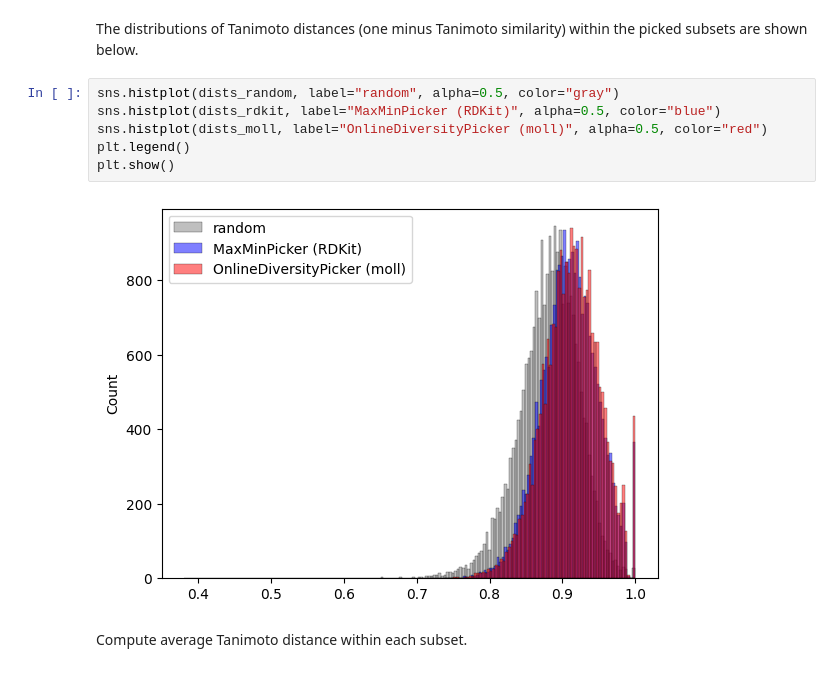
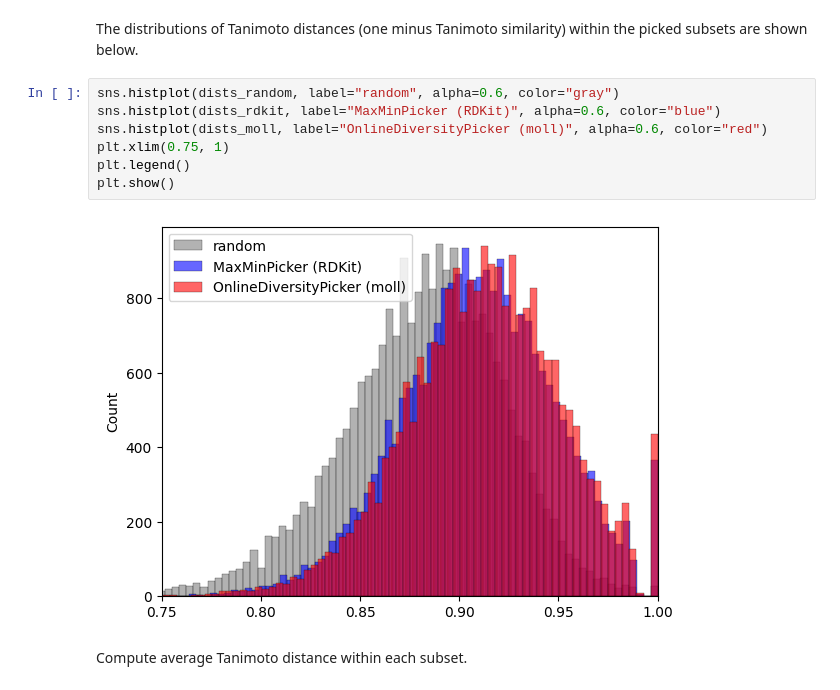
Before and after one commit to vsheg/moll, a Jupyter notebook: notebooks/chembl-1-percent.ipynb, the cells around one changed output. Drawn from its saved outputs; the diff is of its cells as text.

```diff
--- a/notebooks/chembl-1-percent.ipynb
+++ b/notebooks/chembl-1-percent.ipynb
@@ -241,13 +241,14 @@ dists_random = dists(picked_random)
 # %% [markdown]
 The distributions of Tanimoto distances (one minus Tanimoto similarity) within the picked subsets are shown below.
 # %%
-sns.histplot(dists_random, label="random", alpha=0.5, color="gray")
-sns.histplot(dists_rdkit, label="MaxMinPicker (RDKit)", alpha=0.5, color="blue")
-sns.histplot(dists_moll, label="OnlineDiversityPicker (moll)", alpha=0.5, color="red")
+sns.histplot(dists_random, label="random", alpha=0.6, color="gray")
+sns.histplot(dists_rdkit, label="MaxMinPicker (RDKit)", alpha=0.6, color="blue")
+sns.histplot(dists_moll, label="OnlineDiversityPicker (moll)", alpha=0.6, color="red")
+plt.xlim(0.75, 1)
 plt.legend()
 plt.show()
 # %% [output]
-[figure, old version]
+[figure, new version]
 # %% [markdown]
 Compute average Tanimoto distance within each subset.
 # %%
```
